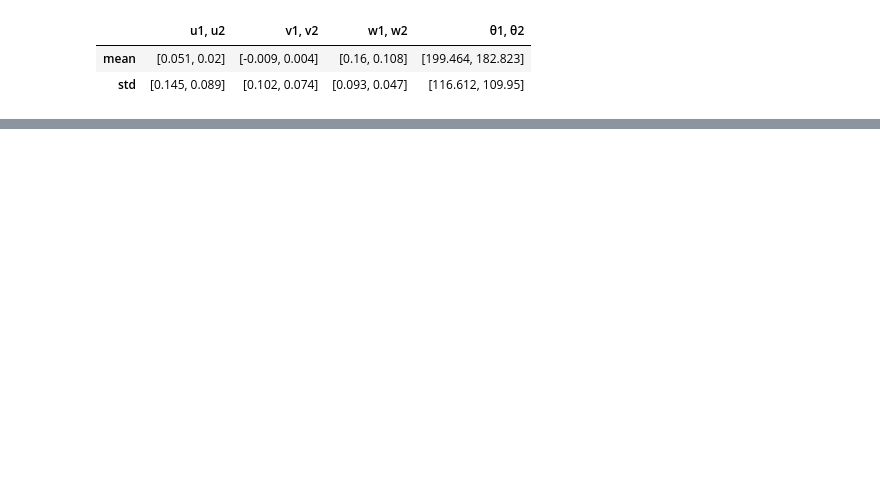
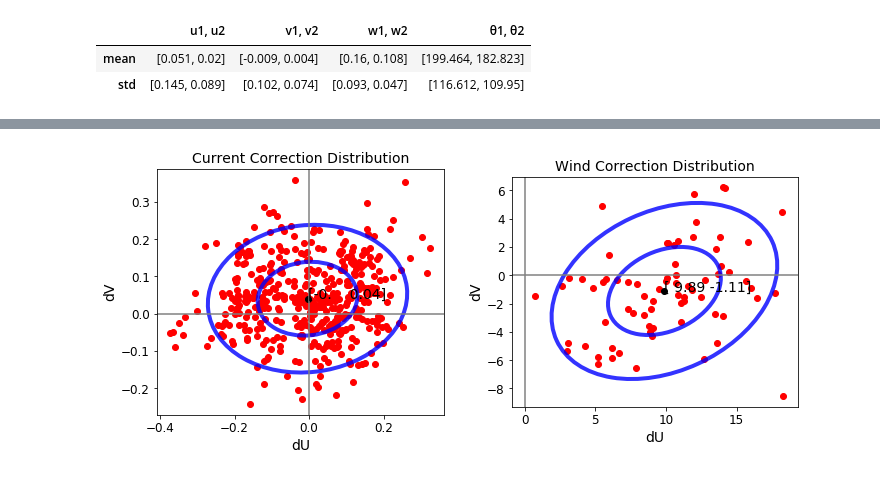
Before and after one commit to jmunroe/IceDEF, a Jupyter notebook: notebooks/statoil_arcticnet_data.ipynb, the cells around one changed output, grey strips where cells are left out. Saved outputs shown, nothing was run; the diff lists cells and outputs as text; code cells hidden in the pictures; blank space fills up the shorter version.

```diff
--- a/notebooks/statoil_arcticnet_data.ipynb
+++ b/notebooks/statoil_arcticnet_data.ipynb
@@ -445,7 +444,7 @@ current_analysis.uv_stats()
 | mean | [0.051, 0.02] | [-0.009, 0.004] | [0.16, 0.108] | [199.464, 182.823] |
 | std | [0.145, 0.089] | [0.102, 0.074] | [0.093, 0.047] | [116.612, 109.95] |
 # %%
-def get_bivariate_distribution(ds, field, time_bounds, latitude_bounds, longitude_bounds):
+def get_bivariate_distribution(ds, field, time_bounds, latitude_bounds, longitude_bounds, return_uv=False):
 
     bounds_by_colname = {'time': time_bounds, 'latitude': latitude_bounds, 'longitude': longitude_bounds}
     sub_ds = subset_ds(ds, bounds_by_colname)
@@ -475,4 +474,10 @@ def get_bivariate_distribution(ds, field, time_bounds, latitude_bounds, longitud
     U2 = df.iu.values
     V2 = df.iv.values
 
-    return fit_bivariate_normal(U2 - U1, V2 - V1)
+    fit = fit_bivariate_normal(U1 - U2, V1 - V2)
+
+    if return_uv:
+        return fit, [U1, V1, U2, V2]
+
+    else:
+        return fit
@@ -503,0 +525,22 @@ Attempting to download http://icedef.munroelab.ca/data/NARR/atm/daily/20150505.n
+# %%
+adcp_ds = sd.get_adcp_ds()
+avos_ds = sd.get_avos_ds()
+# %%
+from icedef import test_case
+tc = test_case.TestCaseB(add_timedelta=np.timedelta64(0, 'D'))
+# %%
+start_time = tc.time_frame[0] - np.timedelta64(1, 'D')
+end_time = tc.time_frame[1] + np.timedelta64(1, 'D')
+time_bounds = start_time, end_time
+latitude_bounds = 40, 60
+longitude_bounds = -55, -50
+bounds_by_colname = {'time': time_bounds, 'latitude': latitude_bounds, 'longitude': longitude_bounds}
+
+current_distribution, UV_c = get_bivariate_distribution(adcp_ds, metocean.Ocean(time_bounds, model='ECMWF').current,
+                                                 time_bounds, latitude_bounds, longitude_bounds,
+                                                 return_uv=True)
+
+wind_distribution, UV_w = get_bivariate_distribution(avos_ds, metocean.Atmosphere(time_bounds).wind,
+                                                 time_bounds, latitude_bounds, longitude_bounds,
+                                                 return_uv=True)
+current_distribution, wind_distribution
@@ -503,0 +556,5 @@ Attempting to download http://icedef.munroelab.ca/data/NARR/atm/daily/20150505.n
+# %%
+from matplotlib.patches import Ellipse
+plot_data_with_bivariate_distribution(current_distribution, wind_distribution, UV_c, UV_w)
+# %% [output]
+[figure, added]
```
Also changed, not shown: parts of 54 cells of this notebook, 7 other files.
